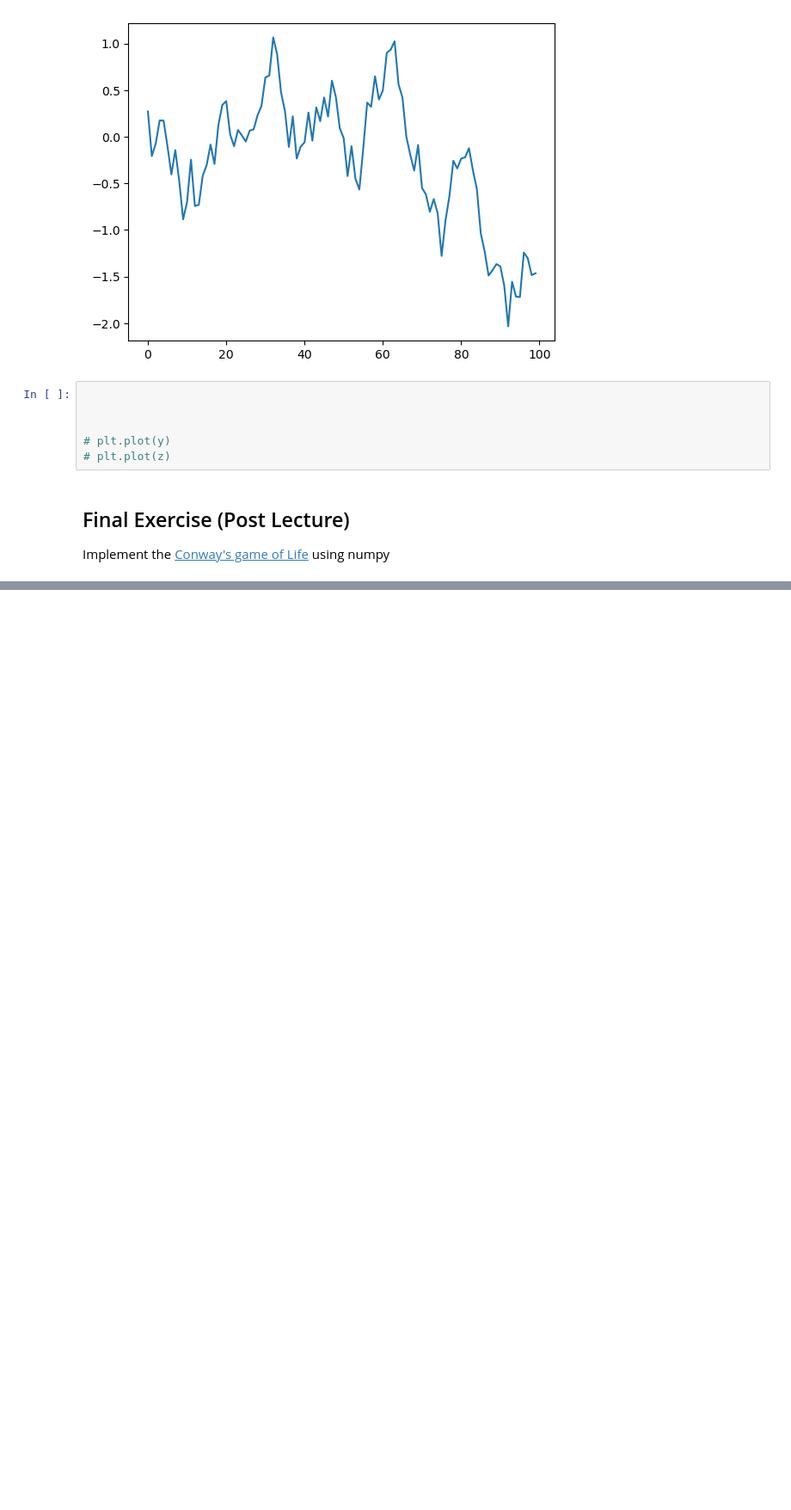
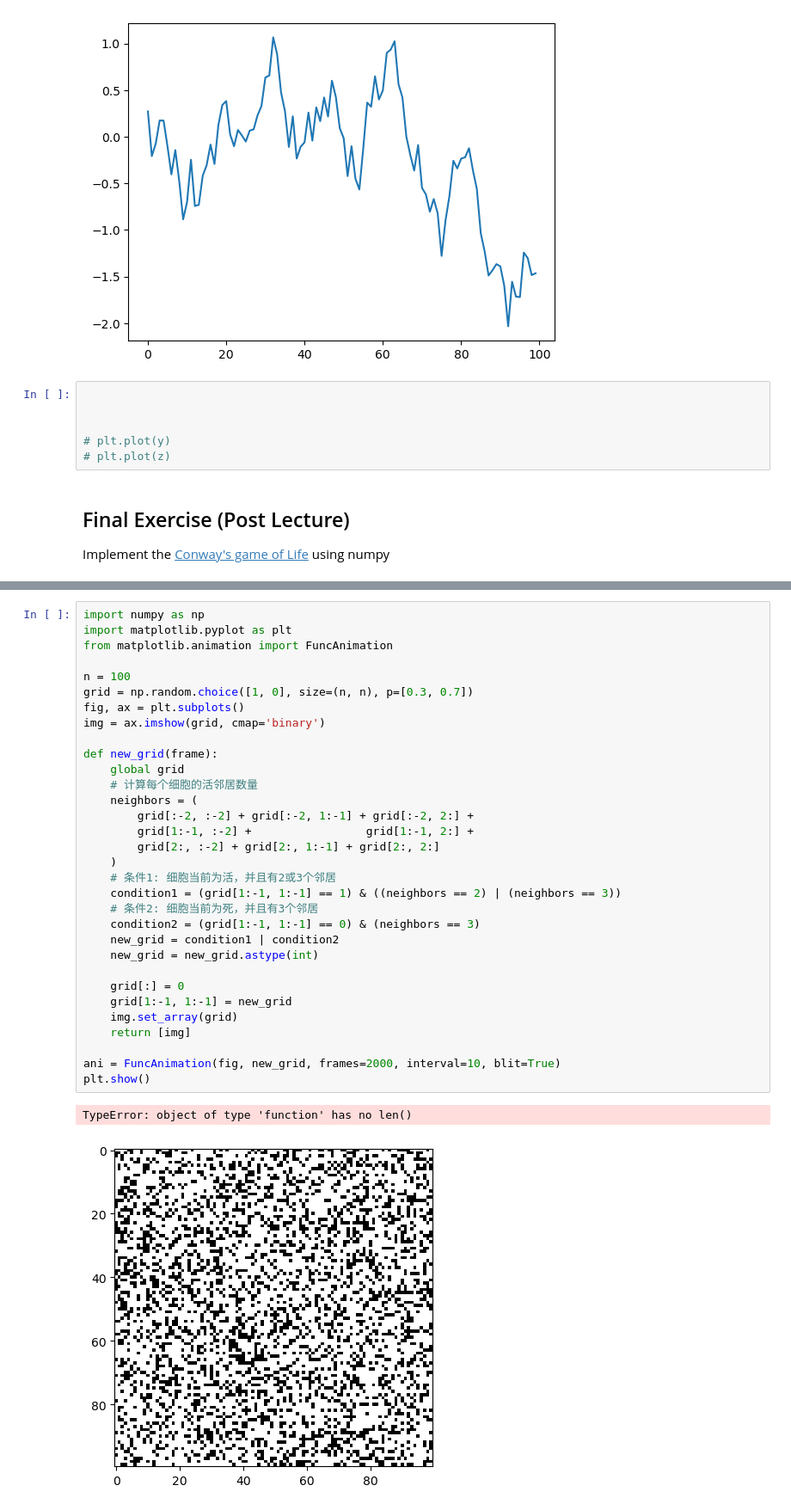
Before and after one commit to abs1u/2025AIEP, a Jupyter notebook: lab3/part1_numpy/numpy.ipynb, the cells around one changed output, grey strips where cells are left out. Shown: that part at 86% size. Cells and saved outputs as stored; diff of their text form; blank space fills up the shorter version.

```diff
--- a/lab3/part1_numpy/numpy.ipynb
+++ b/lab3/part1_numpy/numpy.ipynb
@@ -1031,0 +947,35 @@ if __name__ == '__main__':
+# %%
+import numpy as np
+import matplotlib.pyplot as plt
+from matplotlib.animation import FuncAnimation
+
+n = 100
+grid = np.random.choice([1, 0], size=(n, n), p=[0.3, 0.7])
+fig, ax = plt.subplots()
+img = ax.imshow(grid, cmap='binary')
+
+def new_grid(frame):
+    global grid
+    # 计算每个细胞的活邻居数量
+    neighbors = (
+        grid[:-2, :-2] + grid[:-2, 1:-1] + grid[:-2, 2:] +
+        grid[1:-1, :-2] +                 grid[1:-1, 2:] +
+        grid[2:, :-2] + grid[2:, 1:-1] + grid[2:, 2:]
+    )
+    # 条件1: 细胞当前为活，并且有2或3个邻居
+    condition1 = (grid[1:-1, 1:-1] == 1) & ((neighbors == 2) | (neighbors == 3))
+    # 条件2: 细胞当前为死，并且有3个邻居
+    condition2 = (grid[1:-1, 1:-1] == 0) & (neighbors == 3)
+    new_grid = condition1 | condition2
+    new_grid = new_grid.astype(int)
+
+    grid[:] = 0
+    grid[1:-1, 1:-1] = new_grid
+    img.set_array(grid)
+    return [img]
+
+ani = FuncAnimation(fig, new_grid, frames=2000, interval=10, blit=True)
+plt.show()
+# %% [output]
+TypeError: object of type 'function' has no len()
+[figure, added]
```
Also changed, not shown: parts of 1 cell of this notebook, 2 other files.
